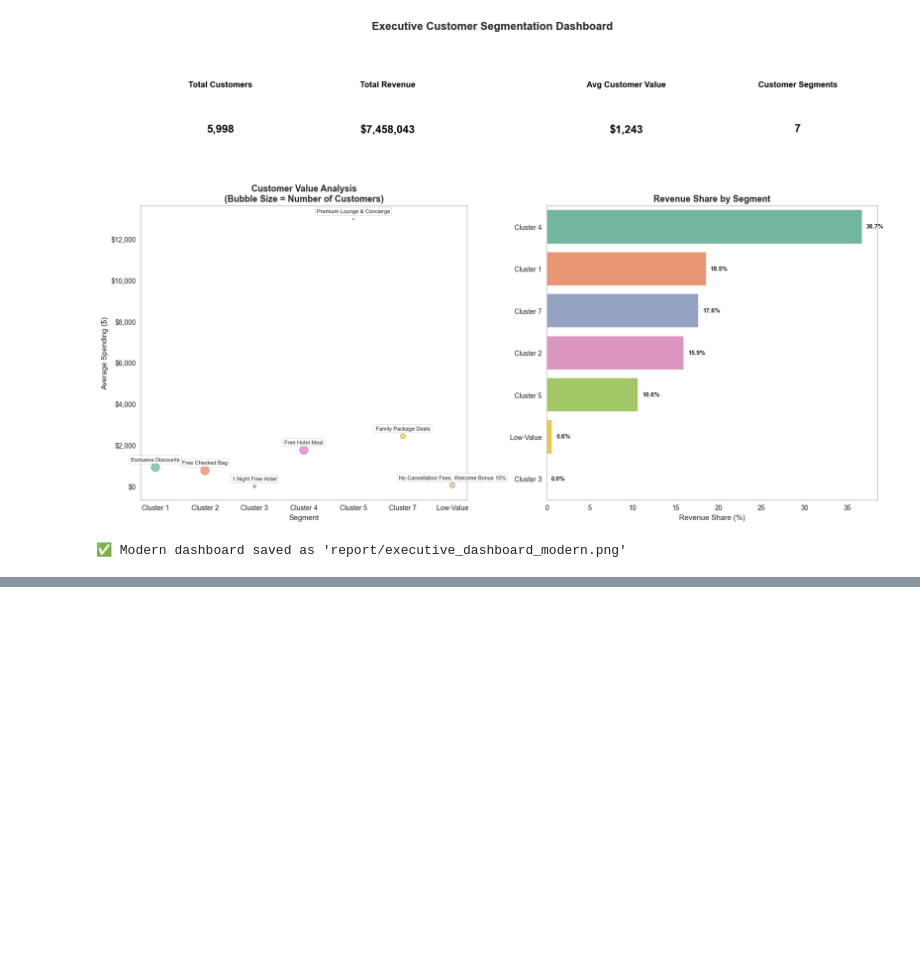
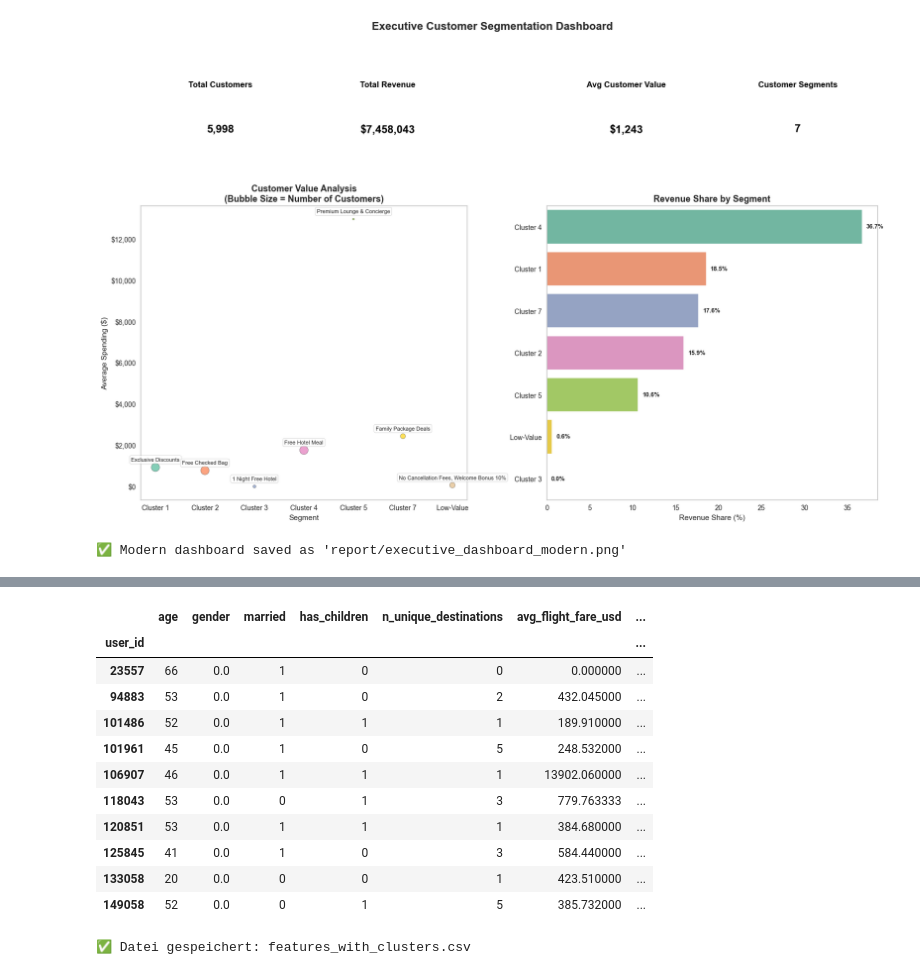
Before and after one commit to 42kiko/traveltide, a Jupyter notebook: notebooks/clustering.ipynb, the cells around one changed output, grey strips where cells are left out. Saved outputs shown, nothing was run; the diff lists cells and outputs as text; code cells hidden in the pictures; blank space fills up the shorter version.

```diff
--- a/notebooks/clustering.ipynb
+++ b/notebooks/clustering.ipynb
@@ -1264,0 +1309,23 @@ ValueError: 'c' argument has 4 elements, which is inconsistent with 'x' and 'y'
+# %%
+# Get Cluster Labels
+df_features_with_clusters = pipe.assign_clusters(df_features, user_key="user_id")
+
+display(df_features_with_clusters.head(10))
+
+# Safe File
+df_features_with_clusters.to_csv("../report/features_with_clusters.csv", index=False)
+print("✅ Datei gespeichert: features_with_clusters.csv")
+# %% [output]
+|  | age | gender | married | has_children | n_unique_destinations | avg_flight_fare_usd | ... |
+| user_id |  |  |  |  |  |  | ... |
+| 23557 | 66 | 0.0 | 1 | 0 | 0 | 0.000000 | ... |
+| 94883 | 53 | 0.0 | 1 | 0 | 2 | 432.045000 | ... |
+| 101486 | 52 | 0.0 | 1 | 1 | 1 | 189.910000 | ... |
+| 101961 | 45 | 0.0 | 1 | 0 | 5 | 248.532000 | ... |
+| 106907 | 46 | 0.0 | 1 | 1 | 1 | 13902.060000 | ... |
+| 118043 | 53 | 0.0 | 0 | 1 | 3 | 779.763333 | ... |
+| 120851 | 53 | 0.0 | 1 | 1 | 1 | 384.680000 | ... |
+| 125845 | 41 | 0.0 | 1 | 0 | 3 | 584.440000 | ... |
+| 133058 | 20 | 0.0 | 0 | 0 | 1 | 423.510000 | ... |
+| 149058 | 52 | 0.0 | 0 | 1 | 5 | 385.732000 | ... |
+✅ Datei gespeichert: features_with_clusters.csv
```
Also changed, not shown: parts of 9 cells of this notebook, 12 other files.
